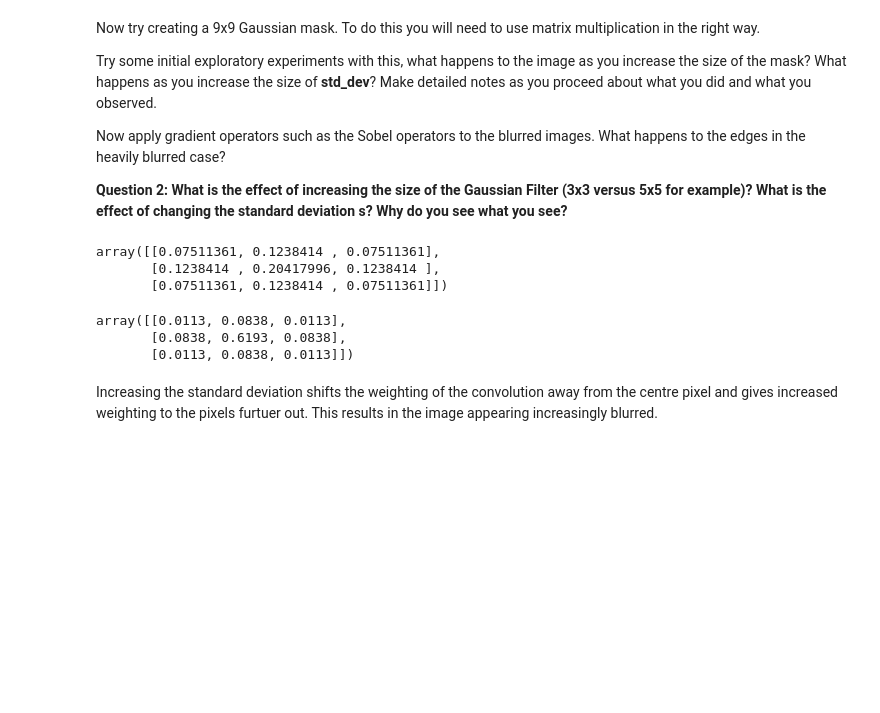
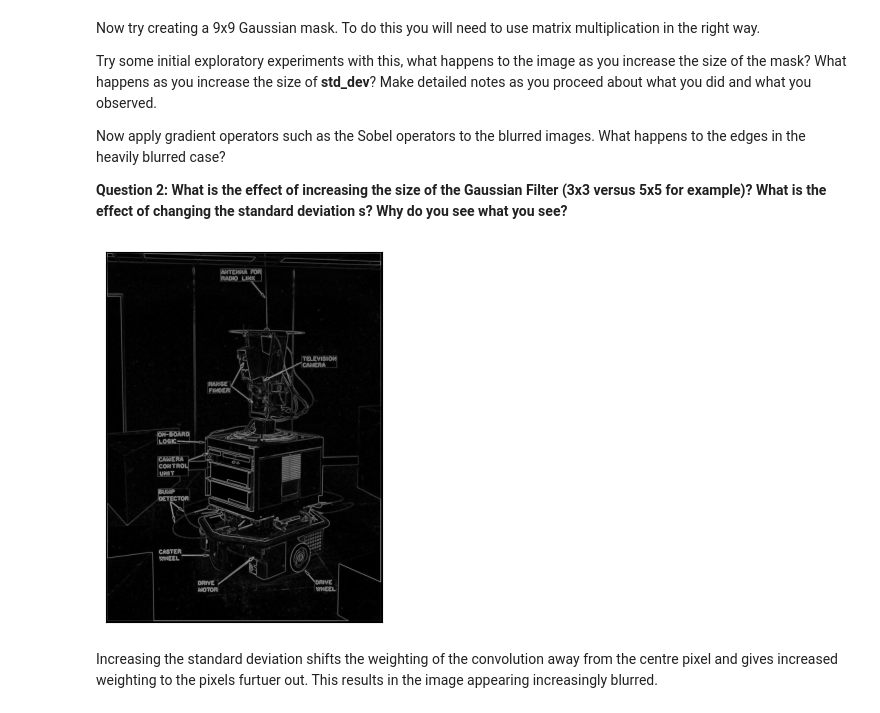
Before and after one commit to variable-21/ComputerVisionLabs, a Jupyter notebook: lab2.ipynb, the cells around one changed output. Saved outputs shown, nothing was run; the diff lists cells and outputs as text; code cells hidden in the pictures; blank space fills up the shorter version.

```diff
--- a/lab2.ipynb
+++ b/lab2.ipynb
@@ -116,15 +109,26 @@ def gaussianKernel(l, sig=1.):
-# %%
-gaussianKernel(3)
-# %% [output]
-array([[0.07511361, 0.1238414 , 0.07511361],
-       [0.1238414 , 0.20417996, 0.1238414 ],
-       [0.07511361, 0.1238414 , 0.07511361]])
-# %%
-gaussian_filter_
-# %% [output]
-array([[0.0113, 0.0838, 0.0113],
-       [0.0838, 0.6193, 0.0838],
-       [0.0113, 0.0838, 0.0113]])
+# %%
+#defining function that creates Gaussian kernel
+#This code is from: https://gist.github.com/thomasaarholt/267ec4fff40ca9dff1106490ea3b7567
+
+def gaussian_kernel_2D(n, std, normalised=False):
+    '''
+    Generates a n x n matrix with a centered gaussian
+    of standard deviation std centered on it. If normalised,
+    its volume equals 1.'''
+    gaussian1D = scipy.signal.gaussian(n, std)
+    gaussian2D = np.outer(gaussian1D, gaussian1D)
+    if normalised:
+        gaussian2D /= (2*np.pi*(std**2))
+    return gaussian2D
+# %%
+gaussian_9 = gaussian_kernel_2D(9,0.25)
+shakey_gaussian_9 = scipy.signal.convolve2d(shakey, gaussian_9)
+shakey_sobel_x = scipy.signal.convolve2d(shakey_gaussian_9, sobel_x)
+shakey_sobel_y = scipy.signal.convolve2d(shakey_gaussian_9, sobel_y)
+m_gaussian9_sobel = magnitude(shakey_sobel_x,shakey_sobel_y)
+show_binary_image(m_gaussian9_sobel)
+# %% [output]
+[figure, added]
 # %% [markdown]
 Increasing the standard deviation shifts the weighting of the convolution away from the centre pixel and gives increased weighting to the pixels furtuer out. This results in the image appearing increasingly blurred.
 # %% [markdown]
```
Also changed, not shown: parts of 13 cells of this notebook.
